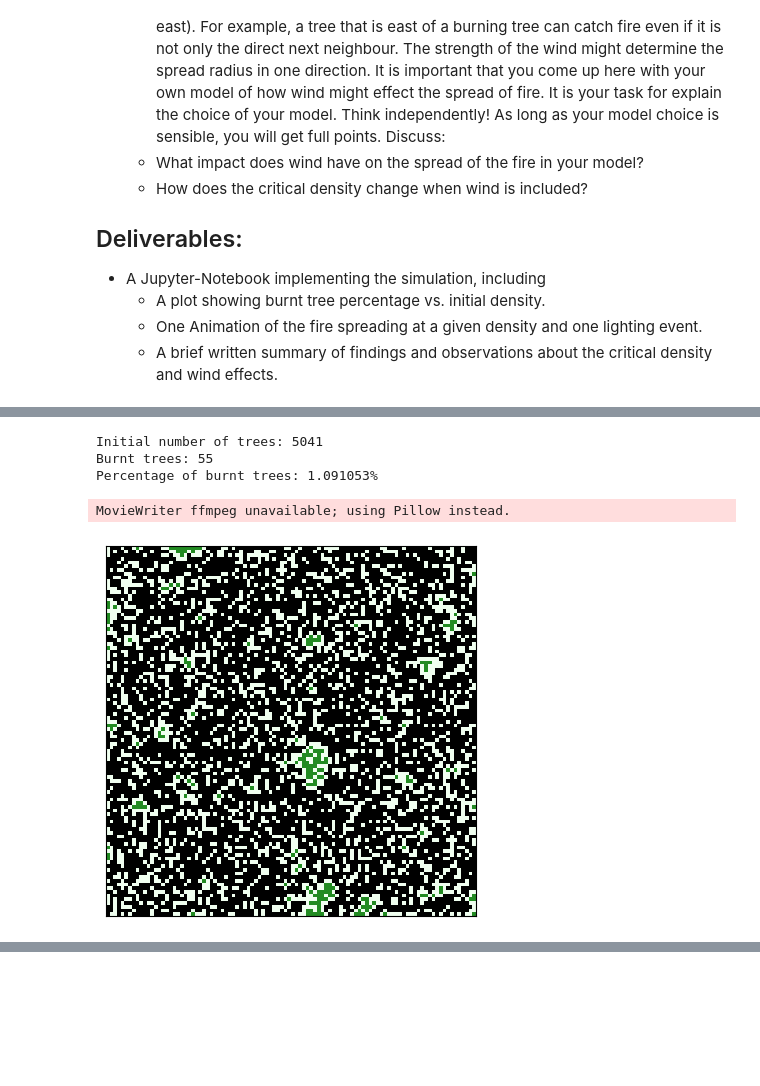
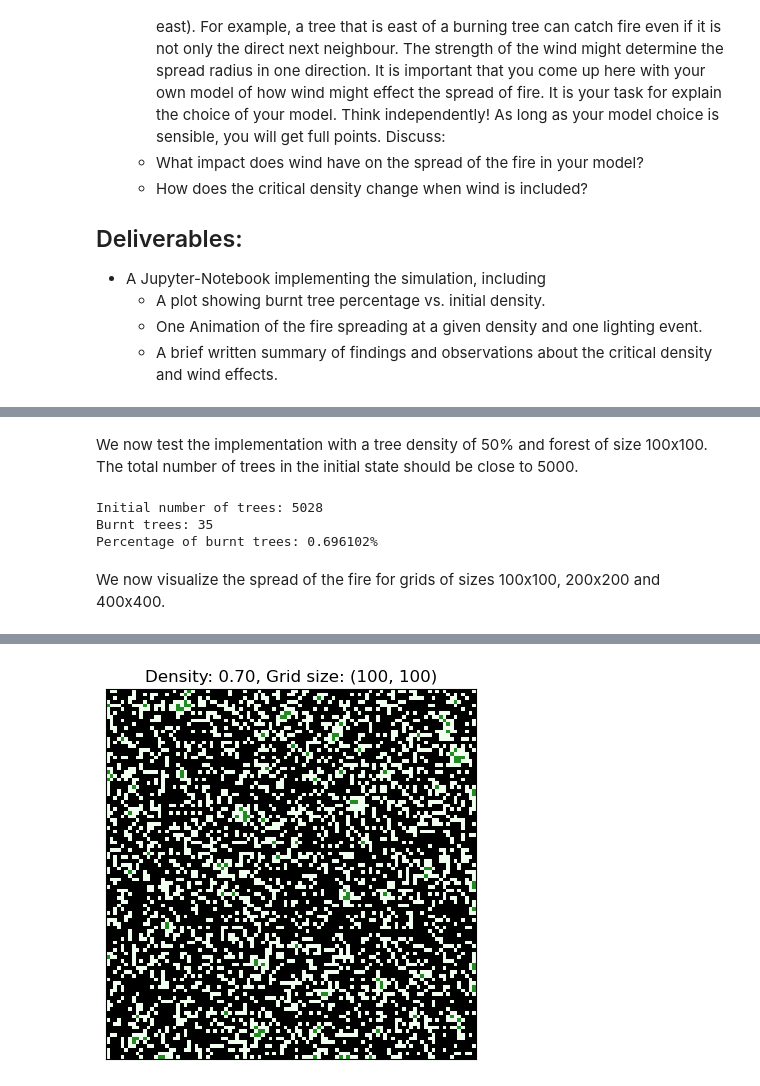
Before and after one commit to DanielDoradoMath/SciProPySS25, a Jupyter notebook: Week06/Project2.ipynb, the cells around one changed output, grey strips where cells are left out. Saved outputs shown, nothing was run; the diff lists cells and outputs as text; code cells hidden in the pictures; blank space fills up the shorter version.

```diff
--- a/Week06/Project2.ipynb
+++ b/Week06/Project2.ipynb
@@ -169,23 +174,28 @@ def run_simulation(grid):
     burnt = grid[burnt_tress].size  # Count burnt trees
 
     return grid, burnt
+# %% [markdown]
+We now test the implementation with a tree density of 50% and forest of size 100x100. The total number of trees in the initial state should be close to 5000.
 # %%
-grid = initialize(0.5, (100,100))
+grid = initialize(0.5, (100, 100))
 
 trees = get_trees(grid)
 
-after, burnt = run_simulation(grid)
+after, burnt = simulate(grid)
 
 print('Initial number of trees: {}'.format(trees))
 print('Burnt trees: {}'.format(burnt))
-print('Percentage of burnt trees: {:.6f}%'.format(burnt/trees *100))
+print('Percentage of burnt trees: {:.6f}%'.format(burnt/trees * 100))
 # %% [output]
-Initial number of trees: 5041
-Burnt trees: 55
-Percentage of burnt trees: 1.091053%
+Initial number of trees: 5028
+Burnt trees: 35
+Percentage of burnt trees: 0.696102%
+# %% [markdown]
+We now visualize the spread of the fire for grids of sizes 100x100, 200x200 and 400x400.
 # %%
 import matplotlib
 from matplotlib import animation
+from IPython.display import HTML
 
 # Define the colors for each status
 cmap = matplotlib.colors.ListedColormap(["honeydew", "forestgreen", "red", "black"], name='from_list', N=None)
@@ -193,30 +203,38 @@ cmap = matplotlib.colors.ListedColormap(["honeydew", "forestgreen", "red", "blac
 # The code used to produce the animation was inspired by the example in
 #      https://matplotlib.org/stable/gallery/animation/dynamic_image.html
 
-fig, ax = plt.subplots()  # Canvas on which the simulation will be displayed
+def animate(density, size=(100,100)):
+    '''
+    Animates a forest fire
+    '''
+    fig, ax = plt.subplots()  # Canvas on which the simulation will be displayed
 
-ax.tick_params(bottom=False, left=False, labelleft=False, labelbottom=False)  # Turn off axis marks
+    ax.set_title('Density: {:.2f}, Grid size: {}'.format(density, size))
 
-ims = []  # Initializes list of visualization at each step
+    ax.tick_params(bottom=False, left=False, labelleft=False, labelbottom=False)  # Turn off axis marks
 
-grid = initialize(0.72)  # Initialize grid
+    ims = []  # Initializes list of visualization at each step
 
-burning_trees = np.transpose(np.where(grid==2))  # Find burning trees
+    grid = initialize(density, size)  # Initialize grid
 
-# As long as there are burning trees, evolve in time
-while burning_trees.size > 0:
-    grid = evolve(grid)
+    burning_trees = np.transpose(np.where(grid==2))  # Find burning trees
 
-    im = ax.imshow(grid, cmap=cmap, interpolation='nearest', animated=True)  # Visualize status
-    ims += [[im]]  # Record status visualization
+    # As long as there are burning trees, evolve the grid
+    while burning_trees.size > 0:
+        grid = evolve(grid)
 
-    burning_trees = np.transpose(np.where(grid==2))  # Read off burning trees after evolution
+        im = ax.imshow(grid, cmap=cmap, interpolation='nearest', animated=True)  # Visualize status
+        ims += [[im]]  # Record status visualization
 
-ani = animation.ArtistAnimation(fig, ims, interval=50, blit=True,
-                                repeat_delay=1000)  # Generate animation
+        burning_trees = np.transpose(np.where(grid==2))  # Read off burning trees after evolution
 
-ani.save('forest_fire.gif', fps=30)
-plt.show()
+    ani = animation.ArtistAnimation(fig, ims, interval=50, blit=True,
+                                    repeat_delay=1000)  # Generate animation
+
+    return ani
-# %% [output]
-MovieWriter ffmpeg unavailable; using Pillow instead.
-[figure, removed]
+# %%
+ani = animate(0.7)
+ani.save('forest_fire_100x100.gif', fps=30)
+
+HTML(ani.to_html5_video())
+# %% [output]
@@ -222,0 +242 @@ MovieWriter ffmpeg unavailable; using Pillow instead.
+[figure, added]
```
Also changed, not shown: parts of 16 cells of this notebook.
